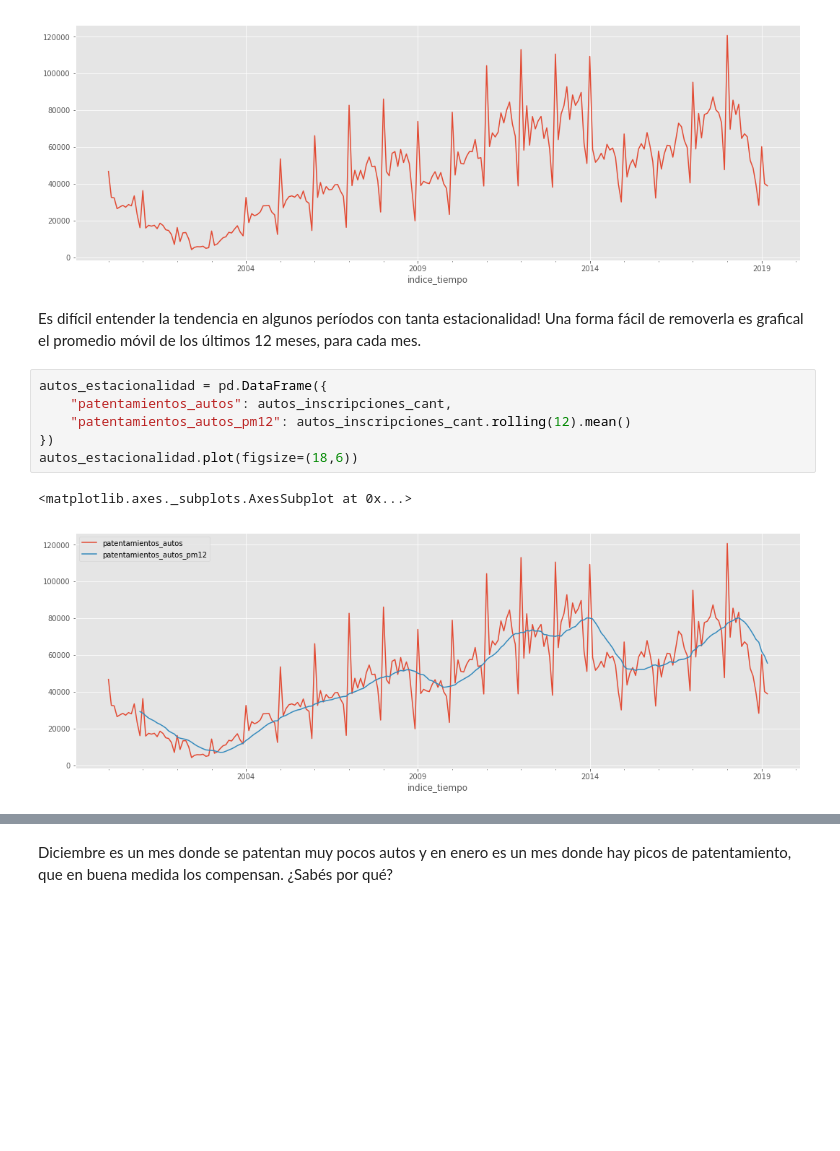
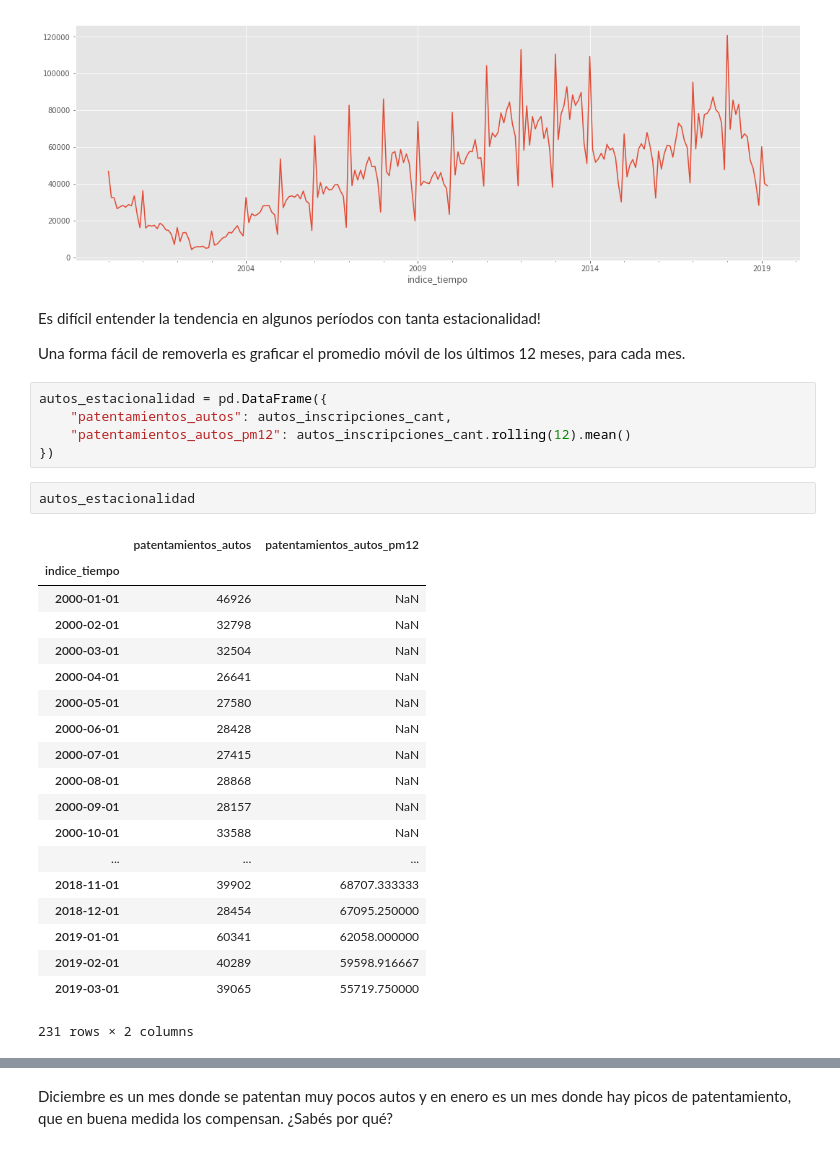
Before and after one commit to abenassi/analisis-datos-python, a Jupyter notebook: exploracion-general.ipynb, the cells around one changed output, grey strips where cells are left out. Cells and saved outputs as stored; diff of their text form; blank space fills up the shorter version.

```diff
--- a/exploracion-general.ipynb
+++ b/exploracion-general.ipynb
@@ -195,13 +262,33 @@ autos_inscripciones_cant.plot(figsize=(18,6))
 <matplotlib.axes._subplots.AxesSubplot at 0x...>
 [figure]
 # %% [markdown]
-Es difícil entender la tendencia en algunos períodos con tanta estacionalidad! Una forma fácil de removerla es grafical el promedio móvil de los últimos 12 meses, para cada mes.
+Es difícil entender la tendencia en algunos períodos con tanta estacionalidad!
+
+Una forma fácil de removerla es graficar el promedio móvil de los últimos 12 meses, para cada mes.
 # %%
 autos_estacionalidad = pd.DataFrame({
     "patentamientos_autos": autos_inscripciones_cant,
     "patentamientos_autos_pm12": autos_inscripciones_cant.rolling(12).mean()
 })
-autos_estacionalidad.plot(figsize=(18,6))
-# %% [output]
-<matplotlib.axes._subplots.AxesSubplot at 0x...>
-[figure, removed]
+# %%
+autos_estacionalidad
+# %% [output]
+|  | patentamientos_autos | patentamientos_autos_pm12 |
+| indice_tiempo |  |  |
+| 2000-01-01 | 46926 | NaN |
+| 2000-02-01 | 32798 | NaN |
+| 2000-03-01 | 32504 | NaN |
+| 2000-04-01 | 26641 | NaN |
+| 2000-05-01 | 27580 | NaN |
+| 2000-06-01 | 28428 | NaN |
+| 2000-07-01 | 27415 | NaN |
+| 2000-08-01 | 28868 | NaN |
+| 2000-09-01 | 28157 | NaN |
+| 2000-10-01 | 33588 | NaN |
+| ... | ... | ... |
+| 2018-11-01 | 39902 | 68707.333333 |
+| 2018-12-01 | 28454 | 67095.250000 |
+| 2019-01-01 | 60341 | 62058.000000 |
+| 2019-02-01 | 40289 | 59598.916667 |
+| 2019-03-01 | 39065 | 55719.750000 |
+231 rows × 2 columns
```
Also changed, not shown: parts of 33 cells of this notebook.
